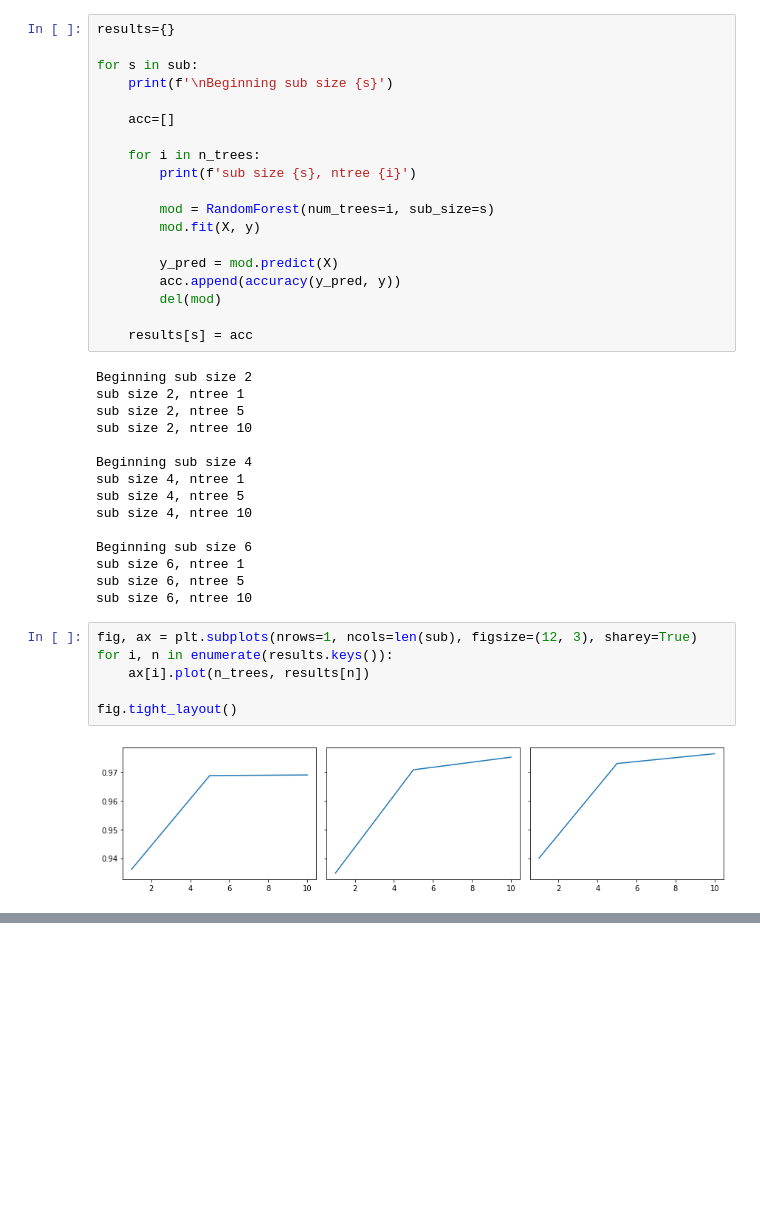
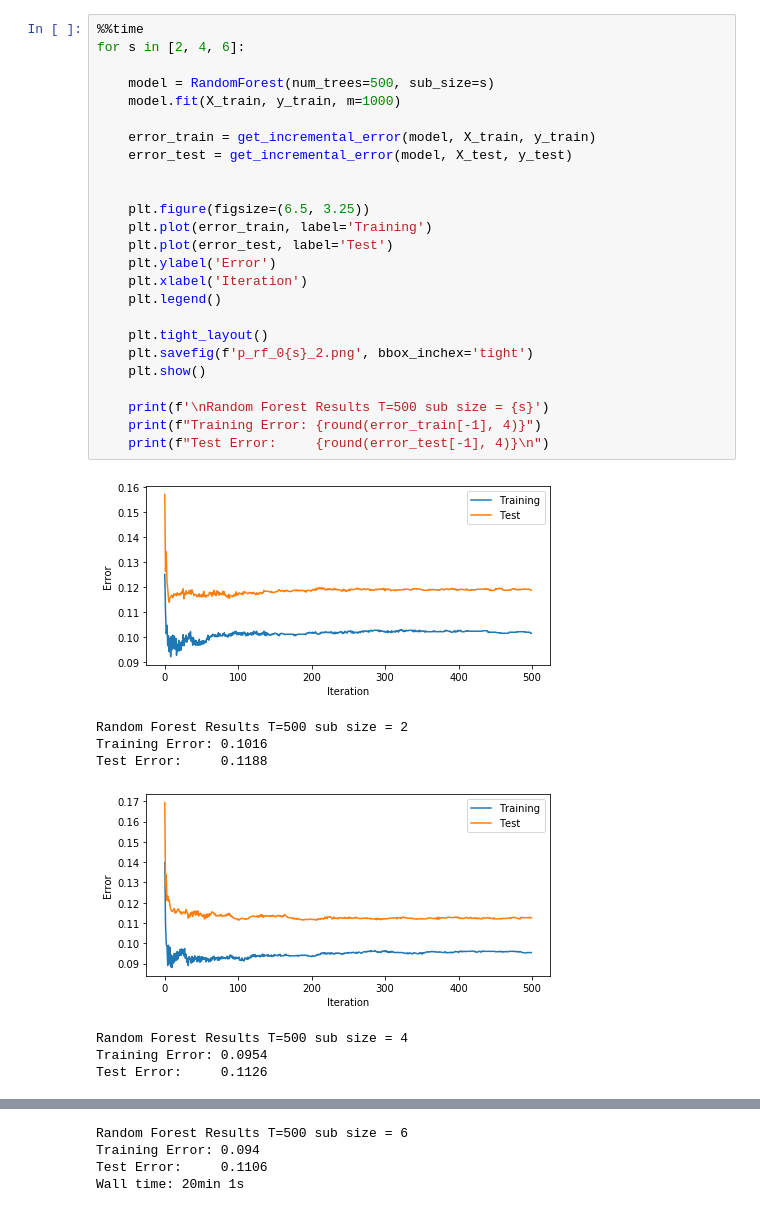
Before and after one commit to sievertsm/ML_CS6350, a Jupyter notebook: EnsembleLearning/random_forest.ipynb, the cells around one changed output, grey strips where cells are left out. Saved outputs shown, nothing was run; the diff lists cells and outputs as text; blank space fills up the shorter version.

```diff
--- a/EnsembleLearning/random_forest.ipynb
+++ b/EnsembleLearning/random_forest.ipynb
@@ -88,42 +34,34 @@ sub=[2, 4, 6]
-# %%
-results={}
-
-for s in sub:
-    print(f'\nBeginning sub size {s}')
-
-    acc=[]
-
-    for i in n_trees:
-        print(f'sub size {s}, ntree {i}')
-
-        mod = RandomForest(num_trees=i, sub_size=s)
-        mod.fit(X, y)
-
-        y_pred = mod.predict(X)
-        acc.append(accuracy(y_pred, y))
-        del(mod)
-
-    results[s] = acc
-# %% [output]
-Beginning sub size 2
-sub size 2, ntree 1
-sub size 2, ntree 5
-sub size 2, ntree 10
-
-Beginning sub size 4
-sub size 4, ntree 1
-sub size 4, ntree 5
-sub size 4, ntree 10
-
-Beginning sub size 6
-sub size 6, ntree 1
-sub size 6, ntree 5
-sub size 6, ntree 10
-# %%
-fig, ax = plt.subplots(nrows=1, ncols=len(sub), figsize=(12, 3), sharey=True)
-for i, n in enumerate(results.keys()):
-    ax[i].plot(n_trees, results[n])
-
-fig.tight_layout()
-# %% [output]
-[figure, removed]
+# %%
+%%time
+for s in [2, 4, 6]:
+
+    model = RandomForest(num_trees=500, sub_size=s)
+    model.fit(X_train, y_train, m=1000)
+
+    error_train = get_incremental_error(model, X_train, y_train)
+    error_test = get_incremental_error(model, X_test, y_test)
+
+
+    plt.figure(figsize=(6.5, 3.25))
+    plt.plot(error_train, label='Training')
+    plt.plot(error_test, label='Test')
+    plt.ylabel('Error')
+    plt.xlabel('Iteration')
+    plt.legend()
+
+    plt.tight_layout()
+    plt.savefig(f'p_rf_0{s}_2.png', bbox_inchex='tight')
+    plt.show()
+
+    print(f'\nRandom Forest Results T=500 sub size = {s}')
+    print(f"Training Error: {round(error_train[-1], 4)}")
+    print(f"Test Error:     {round(error_test[-1], 4)}\n")
+# %% [output]
+[figure, added]
+Random Forest Results T=500 sub size = 2
+Training Error: 0.1016
+Test Error:     0.1188
+[figure, added]
+Random Forest Results T=500 sub size = 4
+Training Error: 0.0954
+Test Error:     0.1126
@@ -129,0 +69,4 @@ fig.tight_layout()
+Random Forest Results T=500 sub size = 6
+Training Error: 0.094
+Test Error:     0.1106
+Wall time: 20min 1s
```
Also changed, not shown: parts of 17 cells of this notebook, 3 other files.
